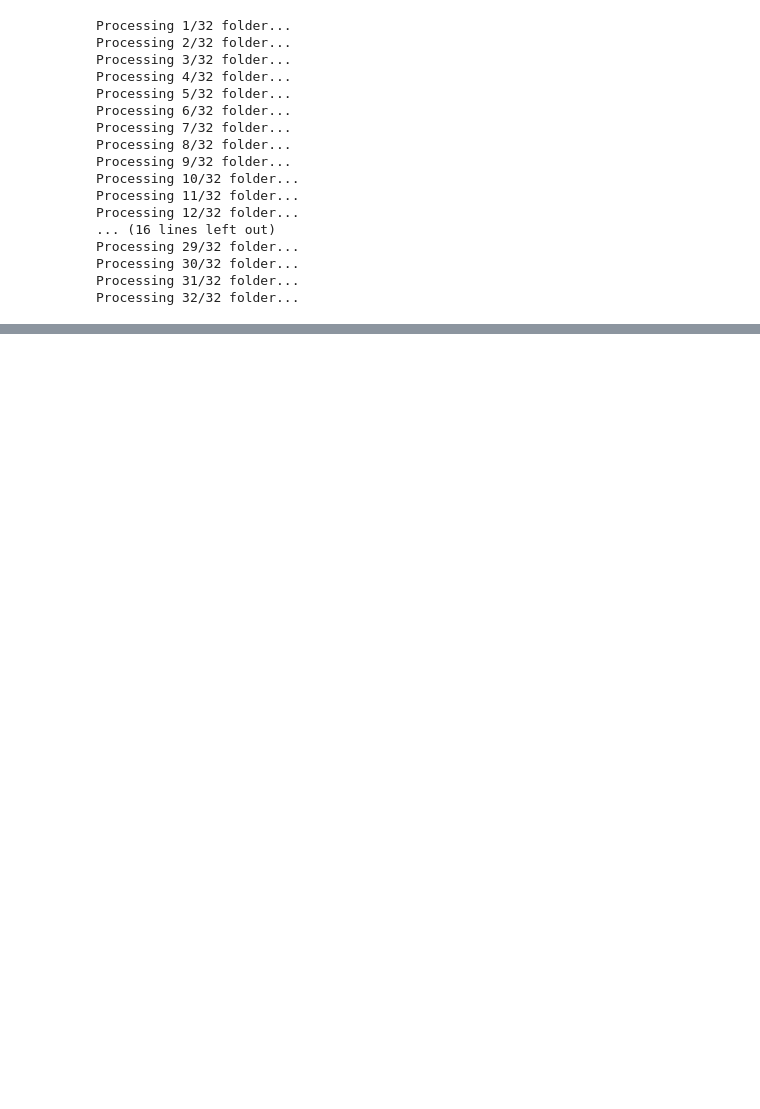
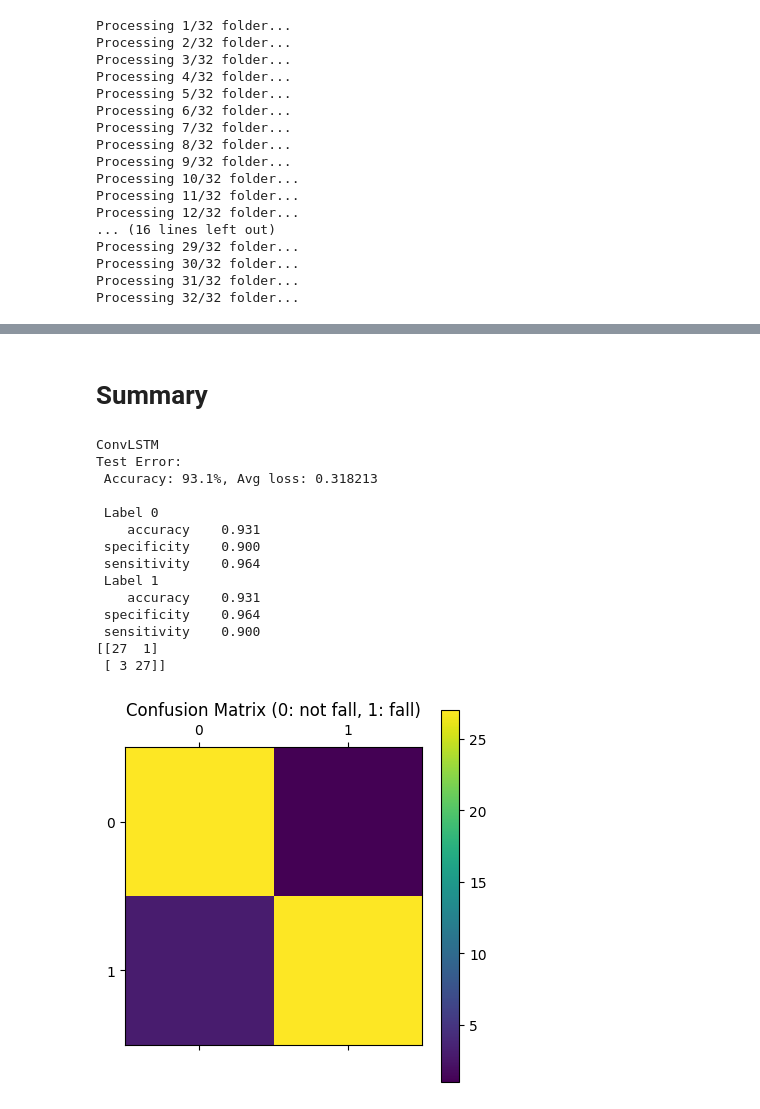
Before and after one commit to Liux1n/Fall_Detection, a Jupyter notebook: train_Kfall.ipynb, the cells around one changed output, grey strips where cells are left out. Cells and saved outputs as stored; diff of their text form; code cells hidden in the pictures; blank space fills up the shorter version.

```diff
--- a/train_Kfall.ipynb
+++ b/train_Kfall.ipynb
@@ -481,0 +572,22 @@ Test Error:
+# %% [markdown]
+# Summary
+# %%
+# ConvLSTM
+print('ConvLSTM')
+test(test_dataloader, model_ConvLSTM, loss_fn, device=device)
+# %% [output]
+ConvLSTM
+Test Error:
+ Accuracy: 93.1%, Avg loss: 0.318213
+
+ Label 0
+    accuracy    0.931
+ specificity    0.900
+ sensitivity    0.964
+ Label 1
+    accuracy    0.931
+ specificity    0.964
+ sensitivity    0.900
+[[27  1]
+ [ 3 27]]
+[figure, added]
```
Also changed, not shown: parts of 26 cells of this notebook, 4 other files.
